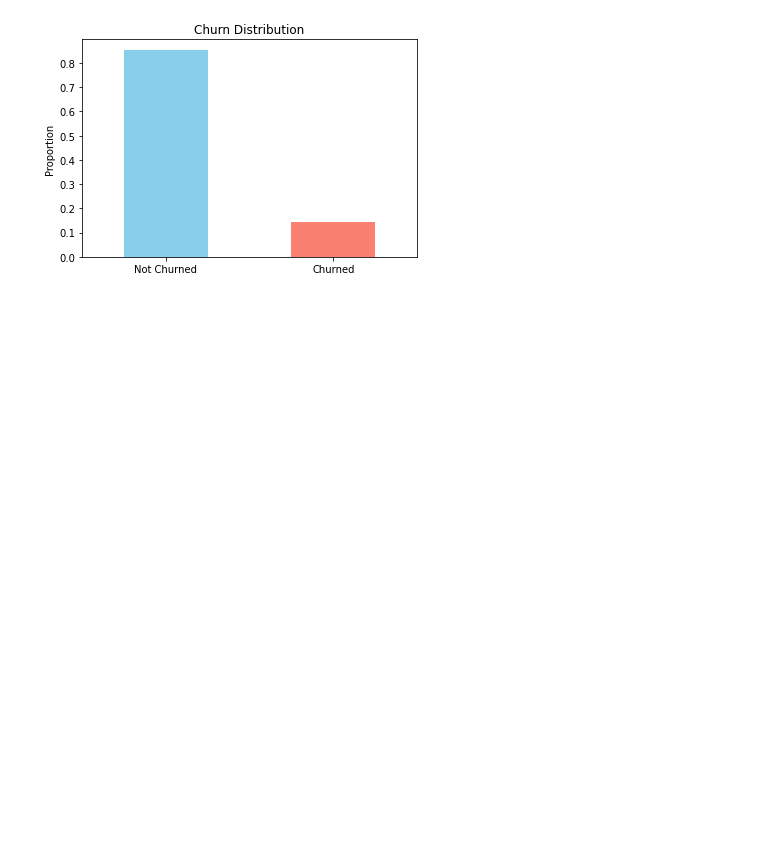
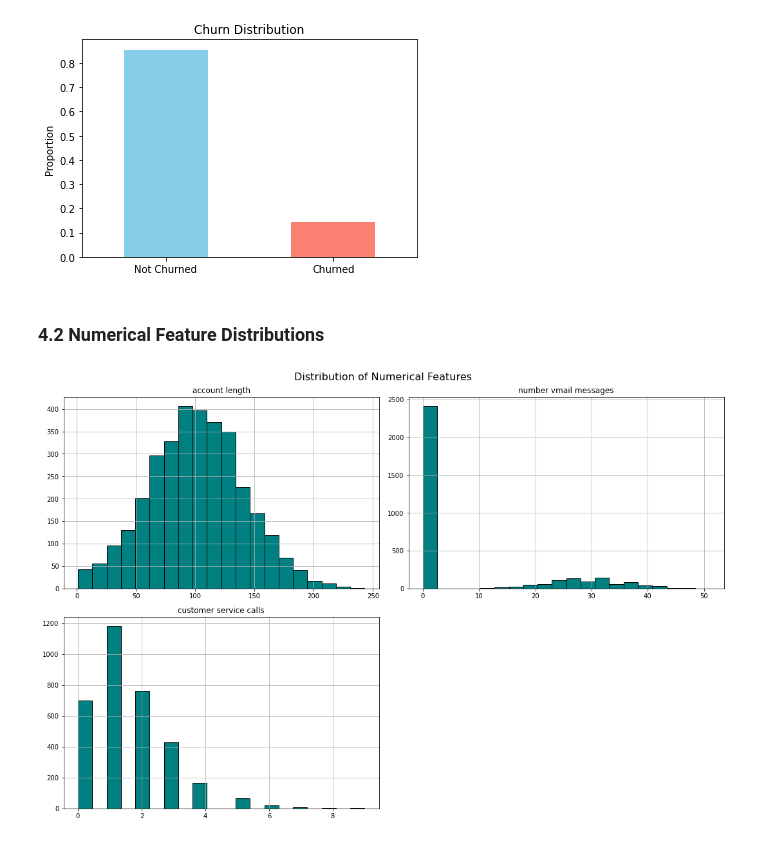
Before and after one commit to HellenDianaNjeri/SyriaTel-Customer-Churn, a Jupyter notebook: notebooks/SyriaTel Customer Churn.ipynb, the cells around one changed output. Cells and saved outputs as stored; diff of their text form; code cells hidden in the pictures; blank space fills up the shorter version.

Commit message:
Add histograms for numerical features.

```diff
--- a/notebooks/SyriaTel Customer Churn.ipynb
+++ b/notebooks/SyriaTel Customer Churn.ipynb
@@ -403,3 +403,13 @@ plt.ylabel('Proportion')
 plt.show()
 # %% [output]
 [figure]
+# %% [markdown]
+### 4.2 Numerical Feature Distributions
+# %%
+# Histograms for numerical features
+df[numerical_features].hist(figsize=(15, 10), bins=20, color='teal', edgecolor='black')
+plt.suptitle('Distribution of Numerical Features', fontsize=16)
+plt.tight_layout()
+plt.show()
+# %% [output]
+[figure, added]
```
